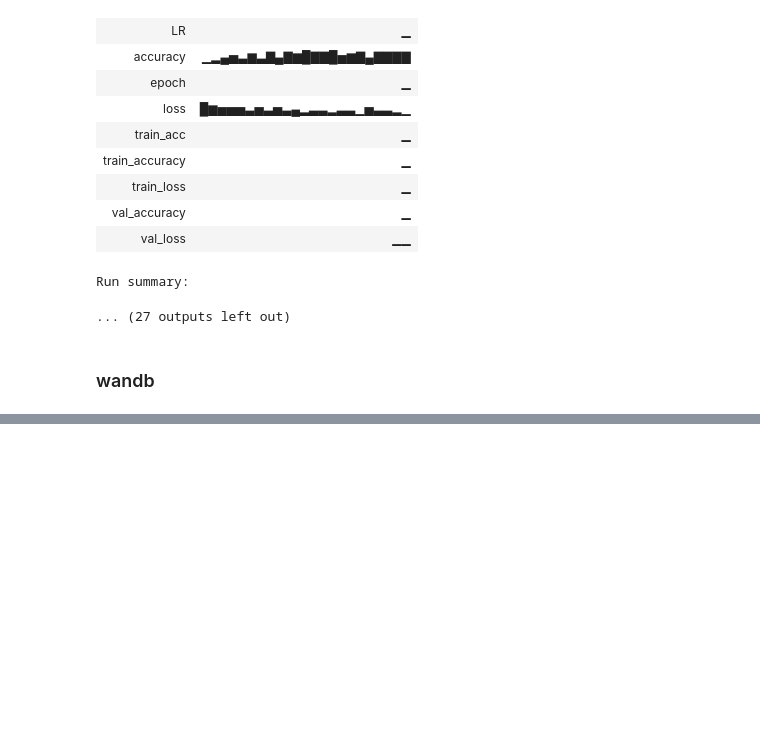
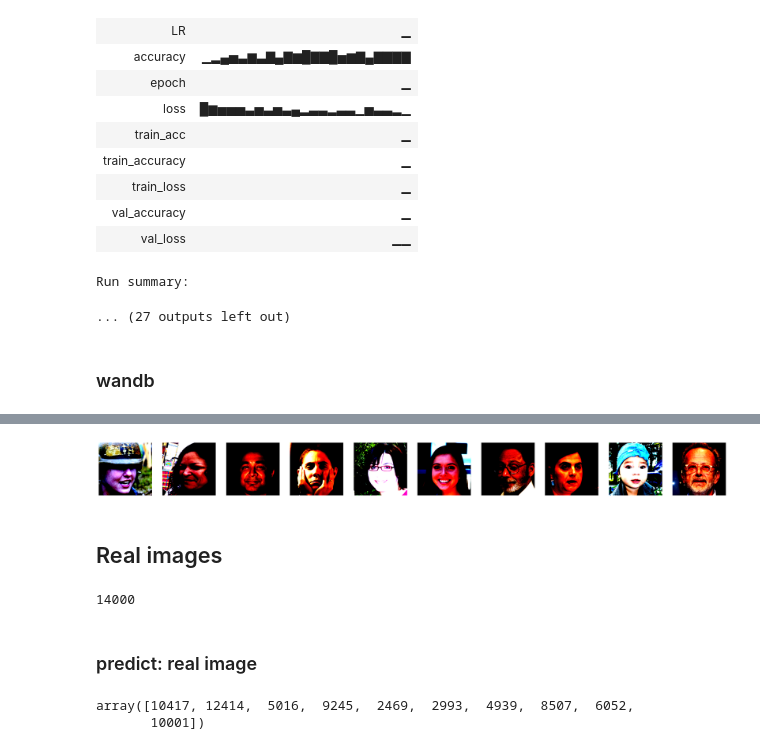
Before and after one commit to lilasu086/ba865, a Jupyter notebook: BA865_Group2_CNN_+_ViT.ipynb, the cells around one changed output, grey strips where cells are left out. Saved outputs shown, nothing was run; the diff lists cells and outputs as text; code cells hidden in the pictures; blank space fills up the shorter version.

```diff
--- a/BA865_Group2_CNN_+_ViT.ipynb
+++ b/BA865_Group2_CNN_+_ViT.ipynb
@@ -1065,0 +1241,2 @@ https://api.wandb.ai/links/bostonuniversity-olivia/hqmta2zc
+# %%
+index_poor = np.argsort(test_loss)[::-1][:10]
@@ -1065,0 +1247,13 @@ https://api.wandb.ai/links/bostonuniversity-olivia/hqmta2zc
+# %%
+import matplotlib.pyplot as plt
+
+fig, axes = plt.subplots(nrows=1, ncols=len(index_poor), figsize=(30, 15))
+
+for i in range(0,10):
+  image = np.transpose(test_dataset[index_poor[i] - 1][0], (1, 2, 0))
+  axes[i].imshow(image)
+  axes[i].axis('off')  # Turn off axis
+
+
+plt.show()
+# %% [output]
@@ -1065,0 +1270,3 @@ https://api.wandb.ai/links/bostonuniversity-olivia/hqmta2zc
+[figure, added]
+# %% [markdown]
+## Real images
@@ -1065,0 +1301,12 @@ https://api.wandb.ai/links/bostonuniversity-olivia/hqmta2zc
+# %%
+len(test_loss_real)
+# %% [output]
+14000
+# %% [markdown]
+### predict: real image
+# %%
+index_great_real = np.argsort(test_loss_real)[::-1][-10:]
+index_great_real
+# %% [output]
+array([10417, 12414,  5016,  9245,  2469,  2993,  4939,  8507,  6052,
+       10001])
```
Also changed, not shown: parts of 23 cells of this notebook.
